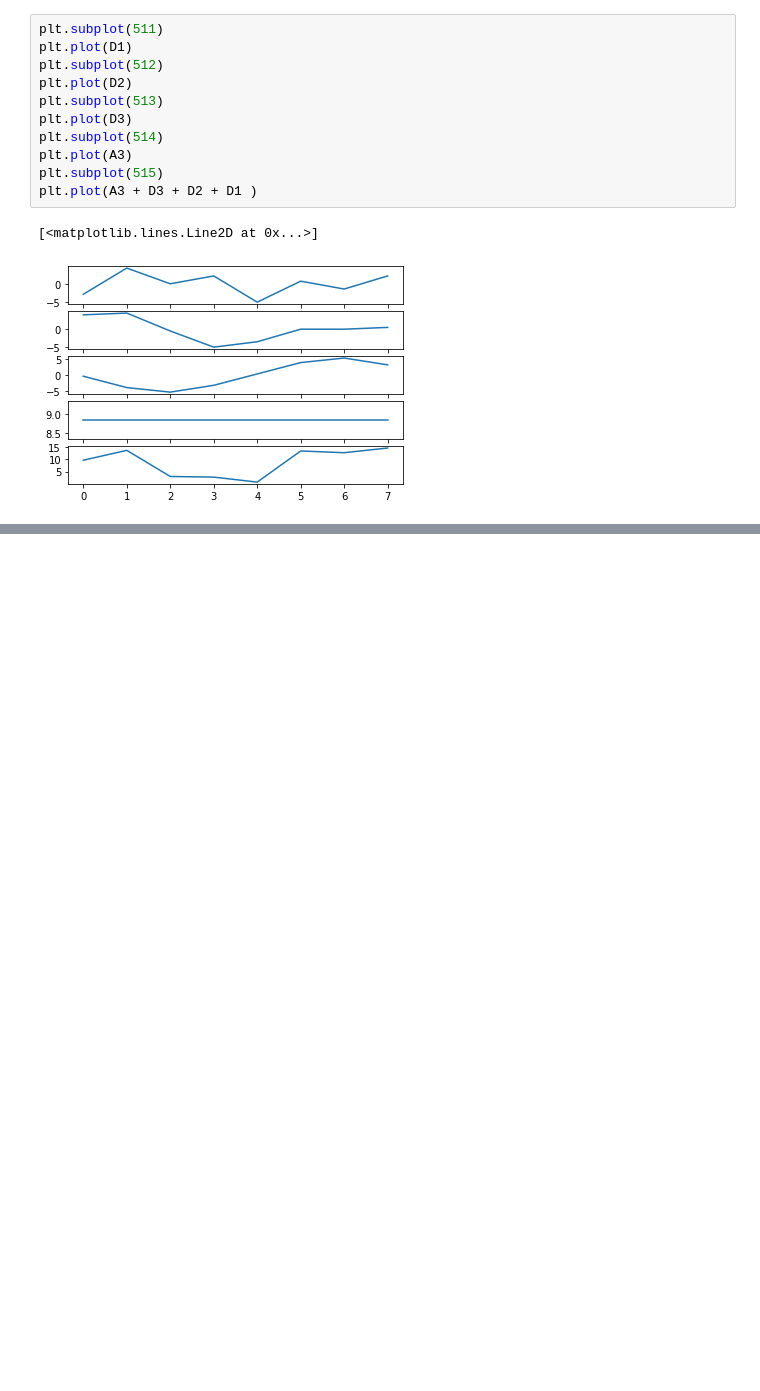
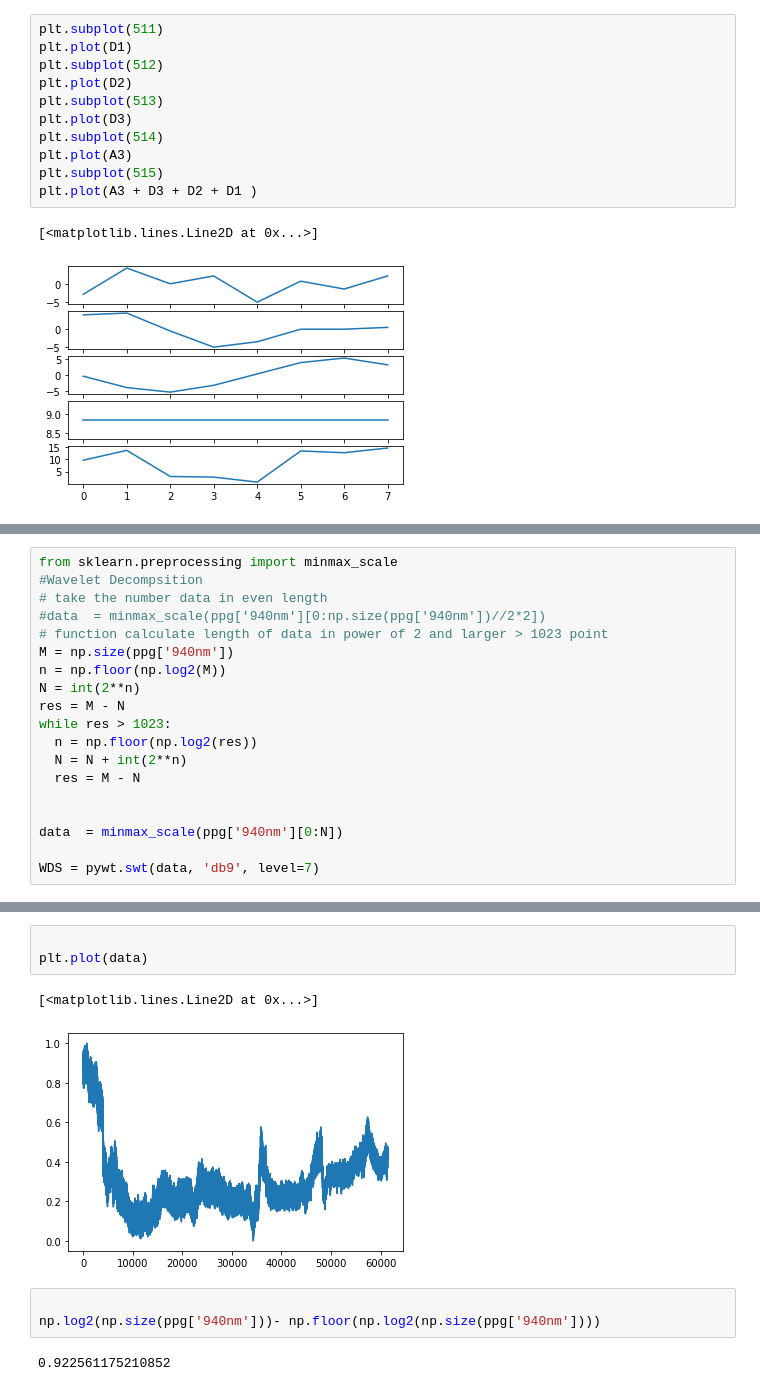
Before and after one commit to LongNguyen1984/TimeSeriesWithPython, a Jupyter notebook: waveletExample.ipynb, the cells around one changed output, grey strips where cells are left out. Cells and saved outputs as stored; diff of their text form; blank space fills up the shorter version.

```diff
--- a/waveletExample.ipynb
+++ b/waveletExample.ipynb
@@ -55,0 +93,19 @@ plt.plot(A3 + D3 + D2 + D1 )
+# %%
+from sklearn.preprocessing import minmax_scale
+#Wavelet Decompsition
+# take the number data in even length
+#data  = minmax_scale(ppg['940nm'][0:np.size(ppg['940nm'])//2*2])
+# function calculate length of data in power of 2 and larger > 1023 point
+M = np.size(ppg['940nm'])
+n = np.floor(np.log2(M))
+N = int(2**n)
+res = M - N
+while res > 1023:
+  n = np.floor(np.log2(res))
+  N = N + int(2**n)
+  res = M - N
+
+
+data  = minmax_scale(ppg['940nm'][0:N])
+
+WDS = pywt.swt(data, 'db9', level=7)
@@ -55,0 +121,11 @@ plt.plot(A3 + D3 + D2 + D1 )
+# %%
+
+plt.plot(data)
+# %% [output]
+[<matplotlib.lines.Line2D at 0x...>]
+[figure, added]
+# %%
+
+np.log2(np.size(ppg['940nm']))- np.floor(np.log2(np.size(ppg['940nm'])))
+# %% [output]
+0.922561175210852
```
Also changed, not shown: parts of 17 cells of this notebook.
